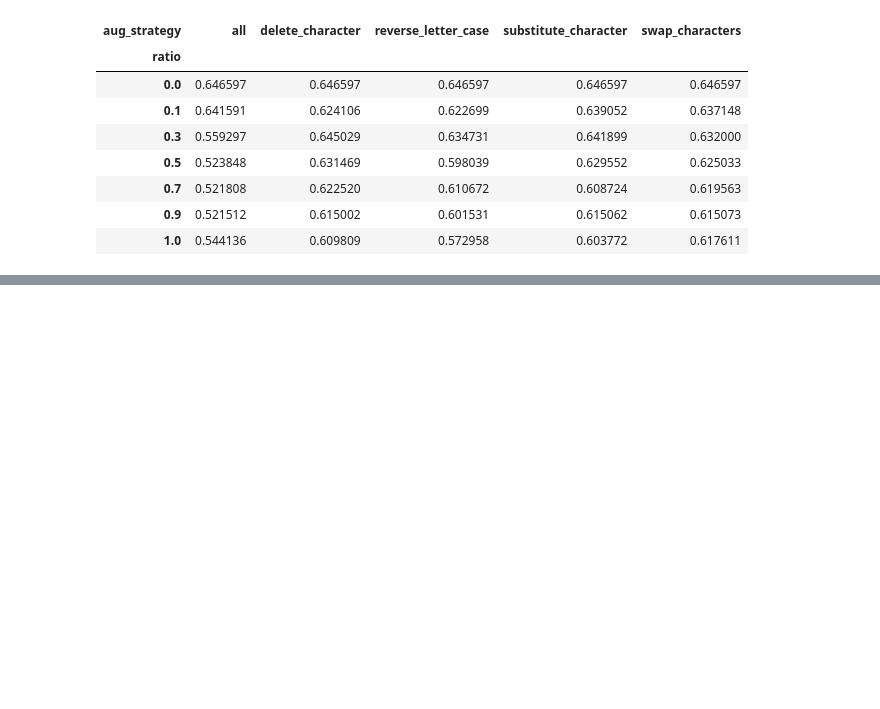
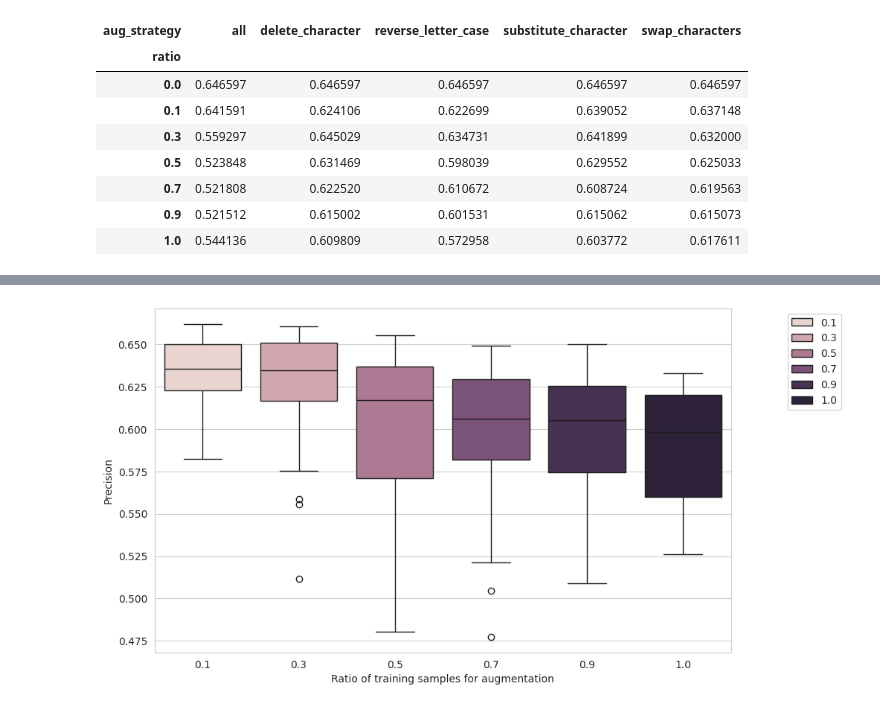
Before and after one commit to minhddb/ner_char_augmentation, a Jupyter notebook: results/analysis.ipynb, the cells around one changed output, grey strips where cells are left out. Saved outputs shown, nothing was run; the diff lists cells and outputs as text; code cells hidden in the pictures; blank space fills up the shorter version.

```diff
--- a/results/analysis.ipynb
+++ b/results/analysis.ipynb
@@ -83,0 +112,4 @@ plot(avg_wnut_results, x="ratio", y="precision")
+# %%
+plot_box(wnut_results.loc[wnut_results.aug_strategy!="no_augmentation"].sort_values(by=["aug_strategy"]), x="ratio", y="precision", hue="ratio")
+# %% [output]
+[figure, added]
```
Also changed, not shown: parts of 5 cells of this notebook.
